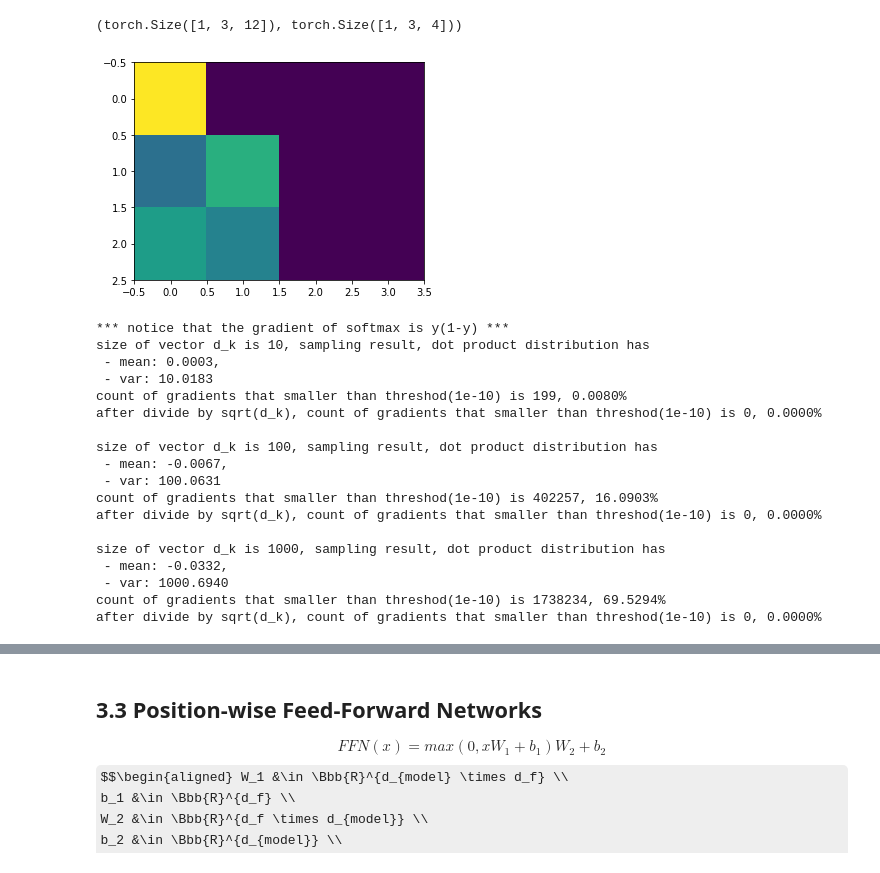
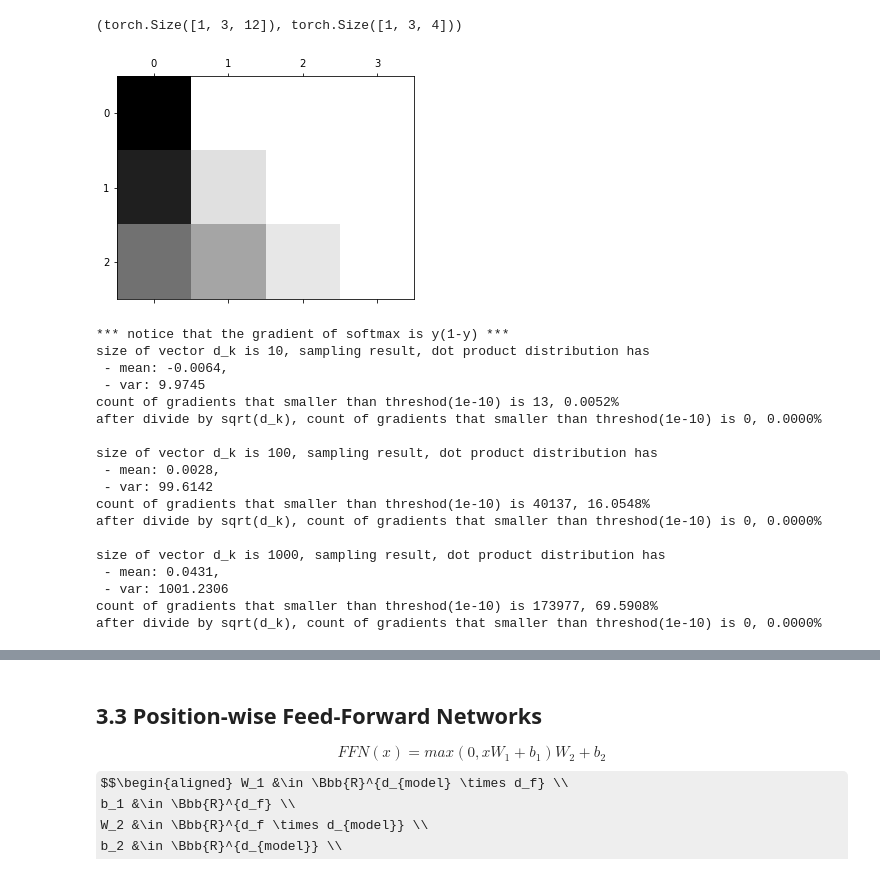
Before and after one commit to simonjisu/deepnlp_study, a Jupyter notebook: notebook/04_Transformer.ipynb, the cells around one changed output, grey strips where cells are left out. Saved outputs shown, nothing was run; the diff lists cells and outputs as text; code cells hidden in the pictures; some formulas as TeX source.

```diff
--- a/notebook/04_Transformer.ipynb
+++ b/notebook/04_Transformer.ipynb
@@ -0,0 +90,17 @@
+# %%
+import torch
+import torch.nn as nn
+seqlen = 10
+batch = 5
+hidden_size = 7
+input_size = 6
+rnn_cell = nn.RNNCell(input_size, hidden_size)
+
+inputs = torch.rand(seqlen, batch, input_size)
+hidden = torch.zeros(batch, hidden_size)
+output = []
+for t in range(seqlen):
+    hidden = rnn_cell(inputs[t], hidden)
+    output.append(hidden)
+output = torch.stack(output)
+output.size()
@@ -20,22 +143,21 @@ class ScaledDotProductAttention(nn.Module):
         super(ScaledDotProductAttention, self).__init__()
         self.return_attn = return_attn
         self.d_k = d_k
-        self.softmax = nn.Softmax(dim=2)
 
     def forward(self, q, k, v, mask=None):
         """
         Inputs:
-        * q: (B, T_q, d_q), d_q = d_k
+        * q: (B, T_q, d_k)
         * k: (B, T_k, d_k)
-        * v: (B, T_v, d_v), T_k = T_v
+        * v: (B, T_v, d_v)  //  T_k = T_v
         -------------------------------
         Outputs:
         * output: (B, T_q, d_v)
         * probs: (B, T_q, T_k)
         """
-        assert q.size(2) == k.size(2), "d_q = d_k"
+        assert q.size(2) == k.size(2), "keys & quries must have same dimension"
         assert k.size(1) == v.size(1), "T_k = T_v"
-        attn = torch.bmm(q, k.transpose(1, 2))  # (B, T_q, d_k) * (B, T_k, d_k) -> (B, T_q, T_k)
+        attn = torch.bmm(q, k.transpose(1, 2))  # (B, T_q, d_k) * (B, d_k, T_k) -> (B, T_q, T_k)
         attn = attn / np.sqrt(self.d_k)
         # why doing this?
         # for the large values of d_k, the dot products grow large in magnitude,
@@ -46,7 +168,7 @@ class ScaledDotProductAttention(nn.Module):
         if mask is not None:
             attn = attn.masked_fill(mask, -np.inf)
 
-        attn = self.softmax(attn)  # (B, T_q, T_k) --> (B, T_q, T_k)
+        attn = torch.softmax(attn, dim=2)  # (B, T_q, T_k) --> (B, T_q, T_k)
         output = torch.bmm(attn, v)  # (B, T_q, T_k) * (B, T_v, d_v) --> (B, T_q, d_v), make sure that T_k == T_v
         if self.return_attn:
             return output, attn
@@ -63,7 +185,7 @@ d_k = 10
 d_v = 12
 mask = torch.ByteTensor([[[0, 1, 1, 1],
                           [0, 0, 1, 1],
-                          [0, 0, 1, 1]]])
+                          [0, 0, 0, 1]]])
 q, k, v = torch.randn((batch, T_q, d_k)), torch.randn((batch, T_k, d_k)), torch.randn((batch, T_v, d_v))
 attention = ScaledDotProductAttention(d_k)
 # %%
@@ -72,10 +196,10 @@ output.size(), attn.size()
 # %% [output]
 (torch.Size([1, 3, 12]), torch.Size([1, 3, 4]))
 # %%
-plt.imshow(attn.squeeze(0).numpy())
+plt.matshow(attn.squeeze(0).numpy(), cmap="binary")
 plt.show()
 # %% [output]
-[figure, old version]
+[figure, new version]
 # %%
 def check_dotproduct_dist(d_k, sampling_size=1, seq_len=1, threshold=1e-10):
     """
@@ -105,25 +229,25 @@ def check_dotproduct_dist(d_k, sampling_size=1, seq_len=1, threshold=1e-10):
 # %%
 print("*** notice that the gradient of softmax is y(1-y) ***")
 for d_k in [10, 100, 1000]:
-    check_dotproduct_dist(d_k, sampling_size=100000, seq_len=5, threshold=1e-10)
+    check_dotproduct_dist(d_k, sampling_size=10000, seq_len=5, threshold=1e-10)
 # %% [output]
 *** notice that the gradient of softmax is y(1-y) ***
 size of vector d_k is 10, sampling result, dot product distribution has
- - mean: 0.0003,
- - var: 10.0183
-count of gradients that smaller than threshod(1e-10) is 199, 0.0080%
+ - mean: -0.0064,
+ - var: 9.9745
+count of gradients that smaller than threshod(1e-10) is 13, 0.0052%
 after divide by sqrt(d_k), count of gradients that smaller than threshod(1e-10) is 0, 0.0000%
 
 size of vector d_k is 100, sampling result, dot product distribution has
- - mean: -0.0067,
- - var: 100.0631
-count of gradients that smaller than threshod(1e-10) is 402257, 16.0903%
+ - mean: 0.0028,
+ - var: 99.6142
+count of gradients that smaller than threshod(1e-10) is 40137, 16.0548%
 after divide by sqrt(d_k), count of gradients that smaller than threshod(1e-10) is 0, 0.0000%
 
 size of vector d_k is 1000, sampling result, dot product distribution has
- - mean: -0.0332,
- - var: 1000.6940
-count of gradients that smaller than threshod(1e-10) is 1738234, 69.5294%
+ - mean: 0.0431,
+ - var: 1001.2306
+count of gradients that smaller than threshod(1e-10) is 173977, 69.5908%
 after divide by sqrt(d_k), count of gradients that smaller than threshod(1e-10) is 0, 0.0000%
 # %% [markdown]
 ## 3.2.2 Multi-Head Attention
```
Also changed, not shown: parts of 66 cells of this notebook.
